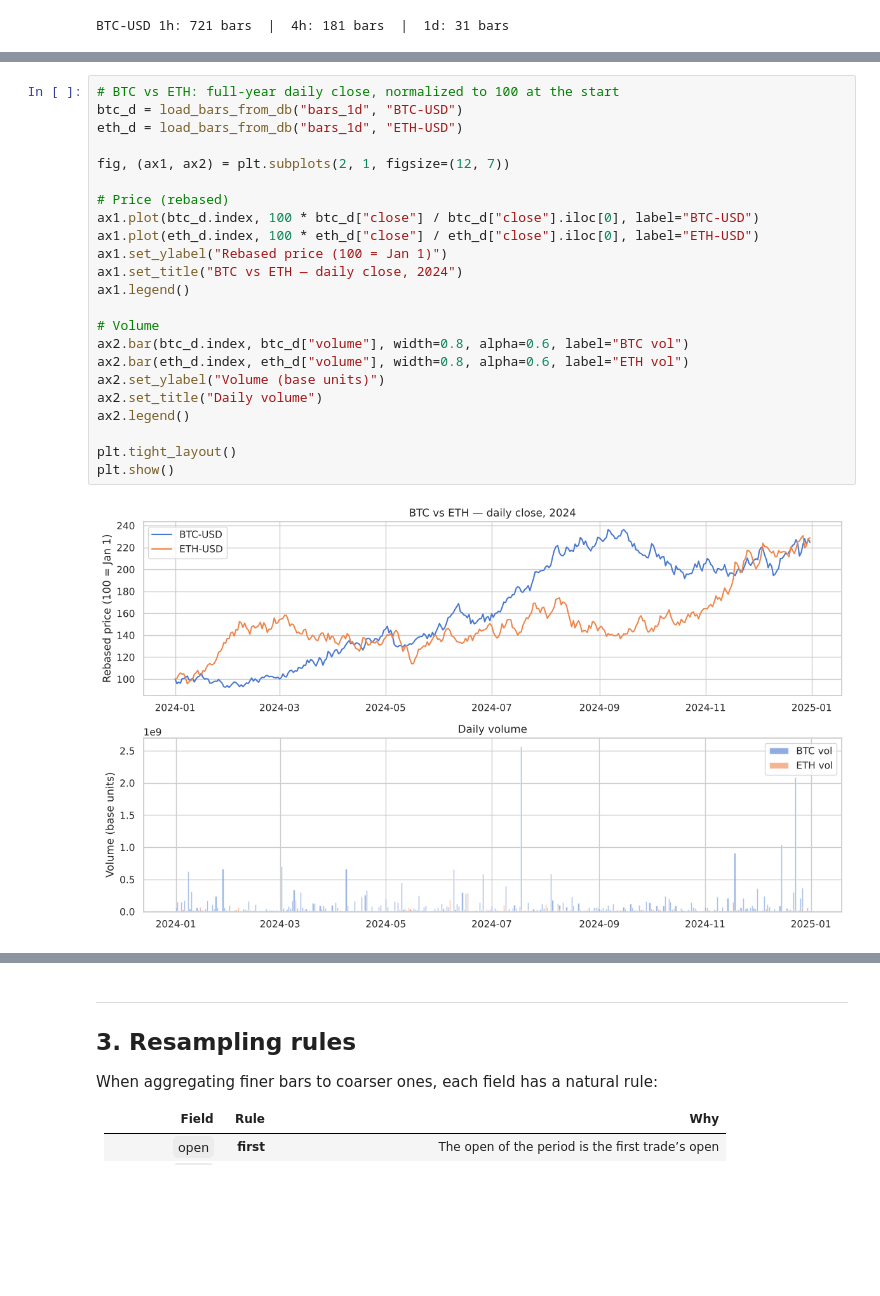
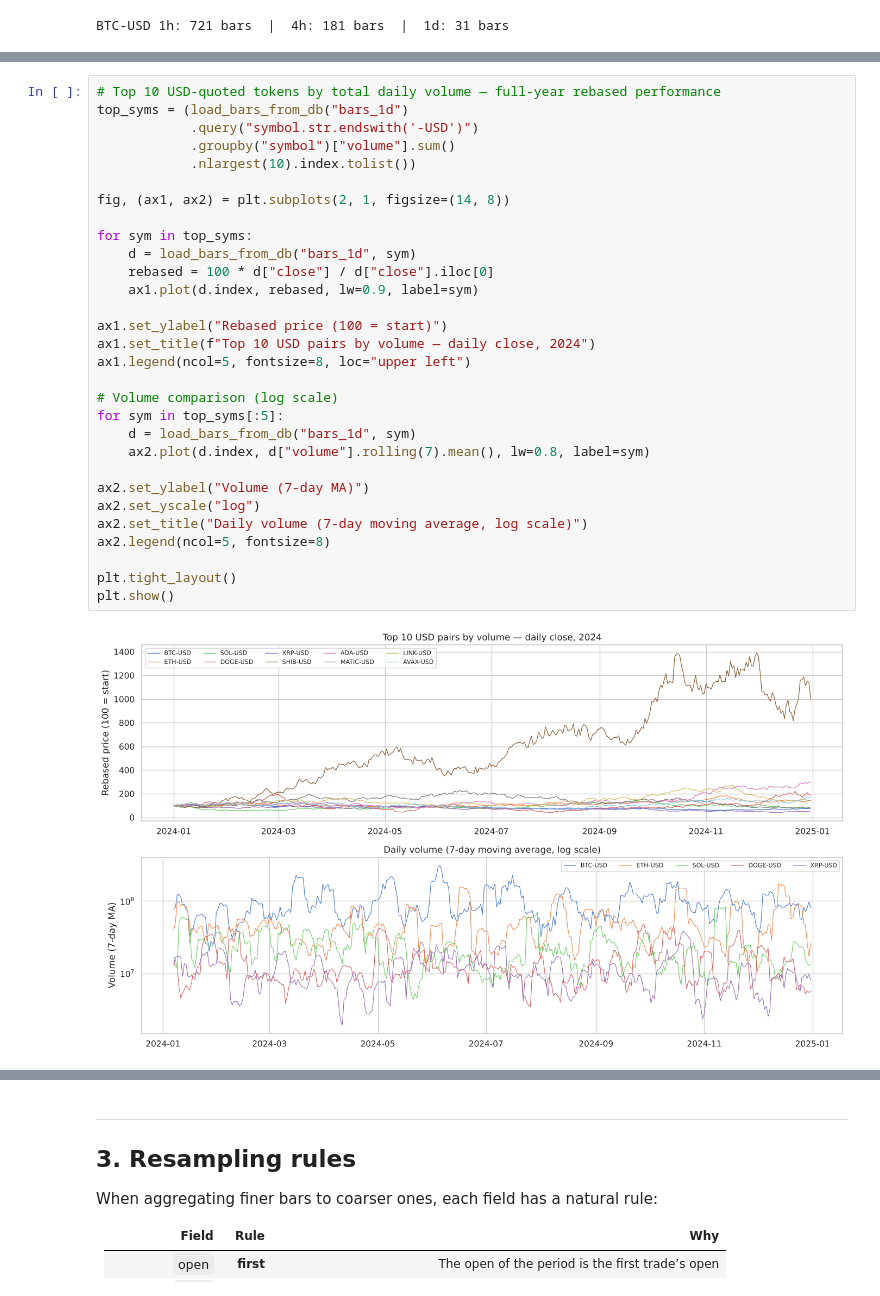
Before and after one commit to ytfloyd/ml_4_da, a Jupyter notebook: notebooks/ch02_market_data.ipynb, the cells around one changed output, grey strips where cells are left out. Saved outputs shown, nothing was run; the diff lists cells and outputs as text; blank space fills up the shorter version.

```diff
--- a/notebooks/ch02_market_data.ipynb
+++ b/notebooks/ch02_market_data.ipynb
@@ -246,26 +607,33 @@ plt.show()
 # %%
-# BTC vs ETH: full-year daily close, normalized to 100 at the start
-btc_d = load_bars_from_db("bars_1d", "BTC-USD")
-eth_d = load_bars_from_db("bars_1d", "ETH-USD")
+# Top 10 USD-quoted tokens by total daily volume — full-year rebased performance
+top_syms = (load_bars_from_db("bars_1d")
+            .query("symbol.str.endswith('-USD')")
+            .groupby("symbol")["volume"].sum()
+            .nlargest(10).index.tolist())
 
-fig, (ax1, ax2) = plt.subplots(2, 1, figsize=(12, 7))
+fig, (ax1, ax2) = plt.subplots(2, 1, figsize=(14, 8))
 
-# Price (rebased)
-ax1.plot(btc_d.index, 100 * btc_d["close"] / btc_d["close"].iloc[0], label="BTC-USD")
-ax1.plot(eth_d.index, 100 * eth_d["close"] / eth_d["close"].iloc[0], label="ETH-USD")
-ax1.set_ylabel("Rebased price (100 = Jan 1)")
-ax1.set_title("BTC vs ETH — daily close, 2024")
-ax1.legend()
+for sym in top_syms:
+    d = load_bars_from_db("bars_1d", sym)
+    rebased = 100 * d["close"] / d["close"].iloc[0]
+    ax1.plot(d.index, rebased, lw=0.9, label=sym)
 
-# Volume
-ax2.bar(btc_d.index, btc_d["volume"], width=0.8, alpha=0.6, label="BTC vol")
-ax2.bar(eth_d.index, eth_d["volume"], width=0.8, alpha=0.6, label="ETH vol")
-ax2.set_ylabel("Volume (base units)")
-ax2.set_title("Daily volume")
-ax2.legend()
+ax1.set_ylabel("Rebased price (100 = start)")
+ax1.set_title(f"Top 10 USD pairs by volume — daily close, 2024")
+ax1.legend(ncol=5, fontsize=8, loc="upper left")
+
+# Volume comparison (log scale)
+for sym in top_syms[:5]:
+    d = load_bars_from_db("bars_1d", sym)
+    ax2.plot(d.index, d["volume"].rolling(7).mean(), lw=0.8, label=sym)
+
+ax2.set_ylabel("Volume (7-day MA)")
+ax2.set_yscale("log")
+ax2.set_title("Daily volume (7-day moving average, log scale)")
+ax2.legend(ncol=5, fontsize=8)
 
 plt.tight_layout()
 plt.show()
 # %% [output]
-[figure, old version]
+[figure, new version]
 # %%
```
Also changed, not shown: parts of 22 cells of this notebook.
